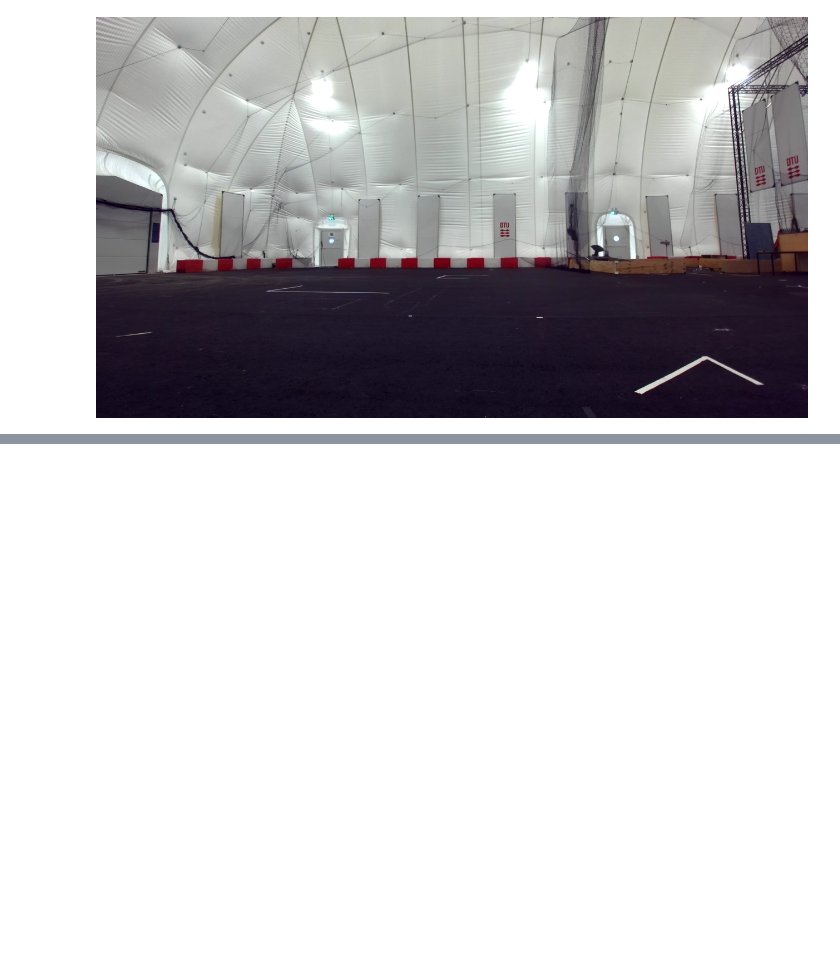
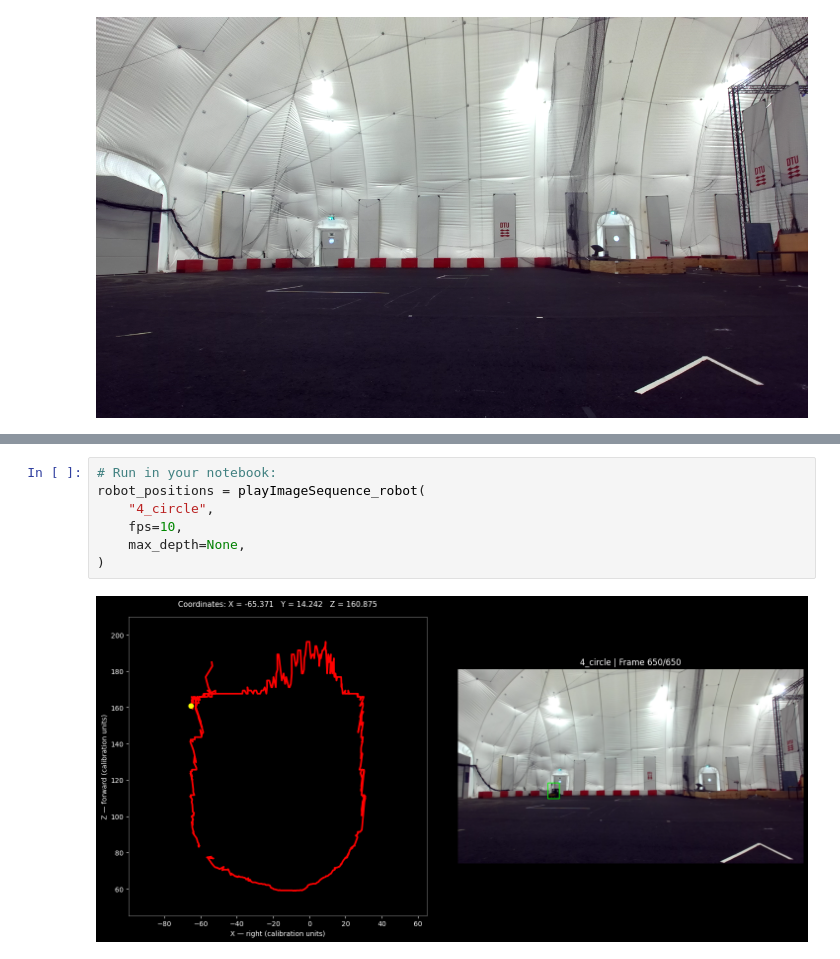
Before and after one commit to NepyouDTU/-34759-Perception-for-autonomous-systems, a Jupyter notebook: Nico.ipynb, the cells around one changed output, grey strips where cells are left out. Cells and saved outputs as stored; diff of their text form; blank space fills up the shorter version.

```diff
--- a/Nico.ipynb
+++ b/Nico.ipynb
@@ -133,0 +305,9 @@ else:
+# %%
+# Run in your notebook:
+robot_positions = playImageSequence_robot(
+    "4_circle",
+    fps=10,
+    max_depth=None,
+)
+# %% [output]
+[figure, added]
```
Also changed, not shown: parts of 3 cells of this notebook, 1 other file.
